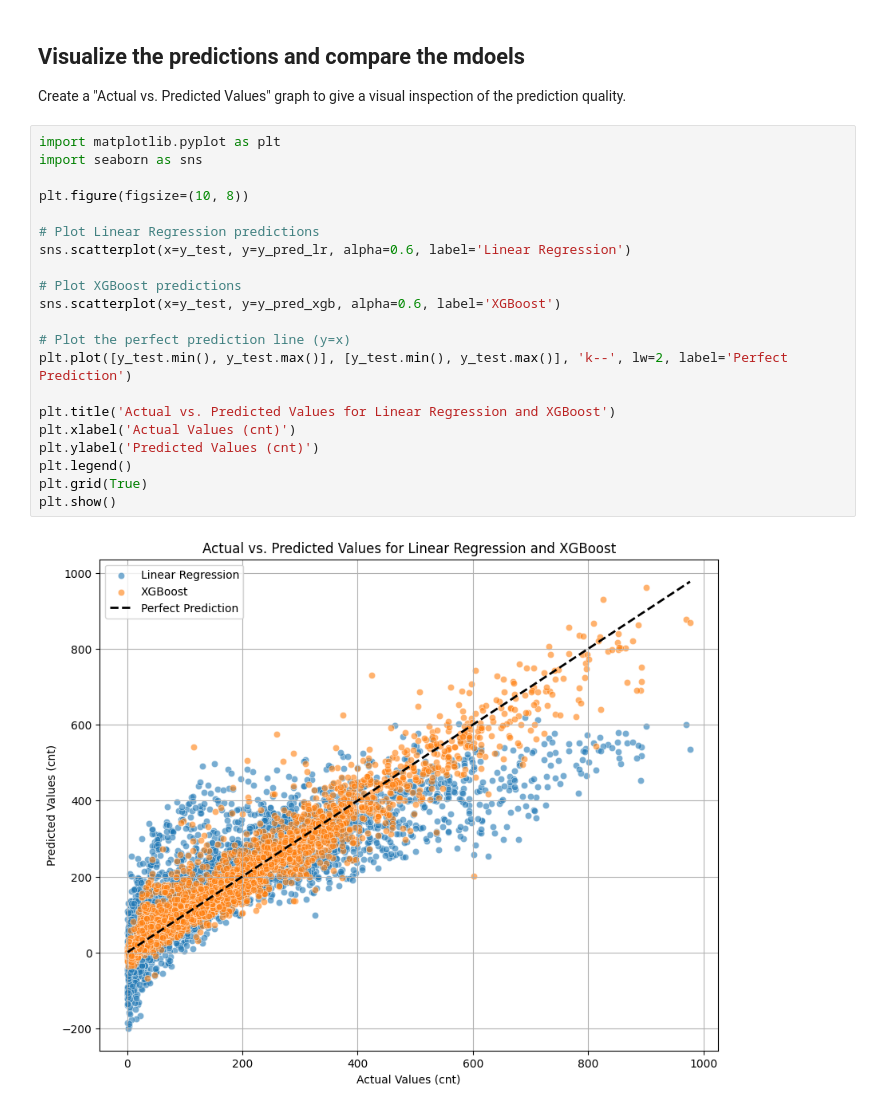
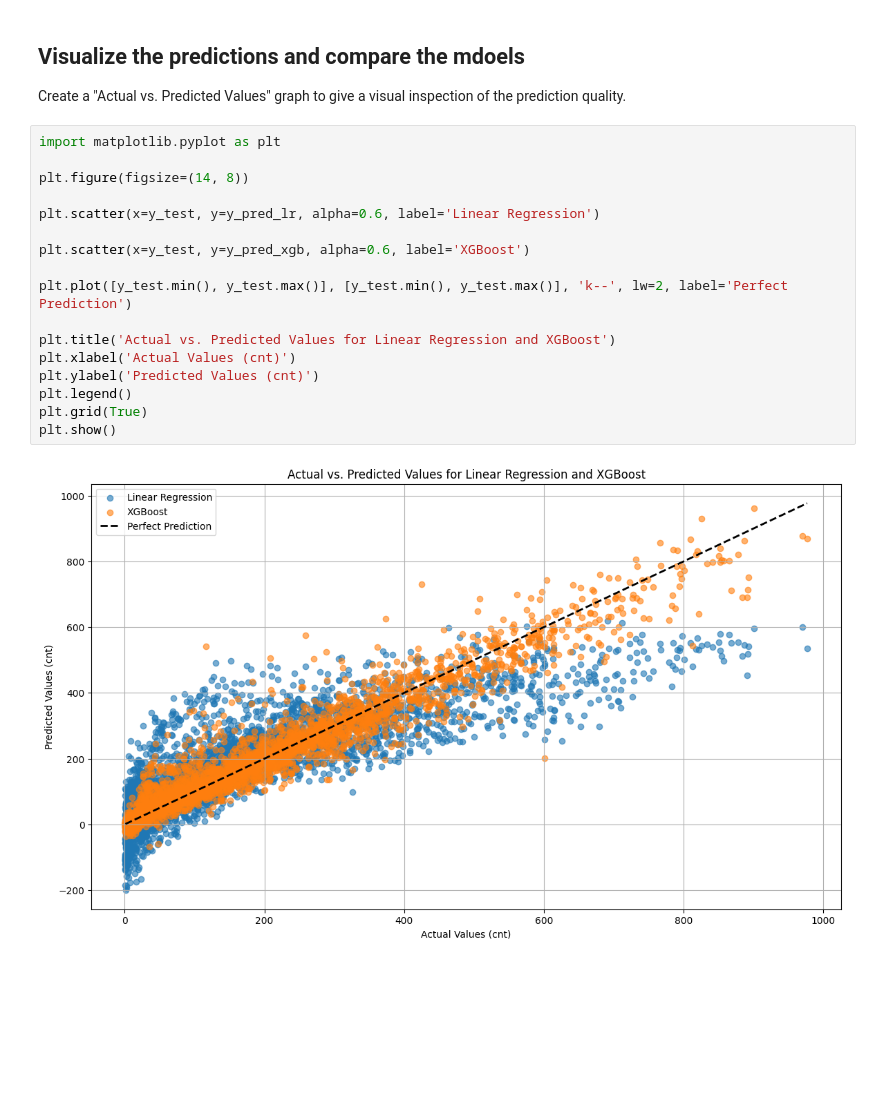
Before and after one commit to martinroth25/ai_transportation_course, a Jupyter notebook: Exercise_2_regression_model/Assignment_1_Regression_model.ipynb, the cells around one changed output. Drawn from its saved outputs; the diff is of its cells as text; blank space fills up the shorter version.

```diff
--- a/Exercise_2_regression_model/Assignment_1_Regression_model.ipynb
+++ b/Exercise_2_regression_model/Assignment_1_Regression_model.ipynb
@@ -258,24 +271,20 @@ R-squared (R2): 0.93
 Create a "Actual vs. Predicted Values" graph to give a visual inspection of the prediction quality.
 # %%
 import matplotlib.pyplot as plt
-import seaborn as sns
 
-plt.figure(figsize=(10, 8))
+plt.figure(figsize=(14, 8))
 
-# Plot Linear Regression predictions
-sns.scatterplot(x=y_test, y=y_pred_lr, alpha=0.6, label='Linear Regression')
+plt.scatter(x=y_test, y=y_pred_lr, alpha=0.6, label='Linear Regression')
 
-# Plot XGBoost predictions
-sns.scatterplot(x=y_test, y=y_pred_xgb, alpha=0.6, label='XGBoost')
+plt.scatter(x=y_test, y=y_pred_xgb, alpha=0.6, label='XGBoost')
 
-# Plot the perfect prediction line (y=x)
 plt.plot([y_test.min(), y_test.max()], [y_test.min(), y_test.max()], 'k--', lw=2, label='Perfect Prediction')
 
 plt.title('Actual vs. Predicted Values for Linear Regression and XGBoost')
 plt.xlabel('Actual Values (cnt)')
 plt.ylabel('Predicted Values (cnt)')
 plt.legend()
 plt.grid(True)
 plt.show()
 # %% [output]
-[figure, old version]
+[figure, new version]
```
Also changed, not shown: parts of 1 cell of this notebook.
